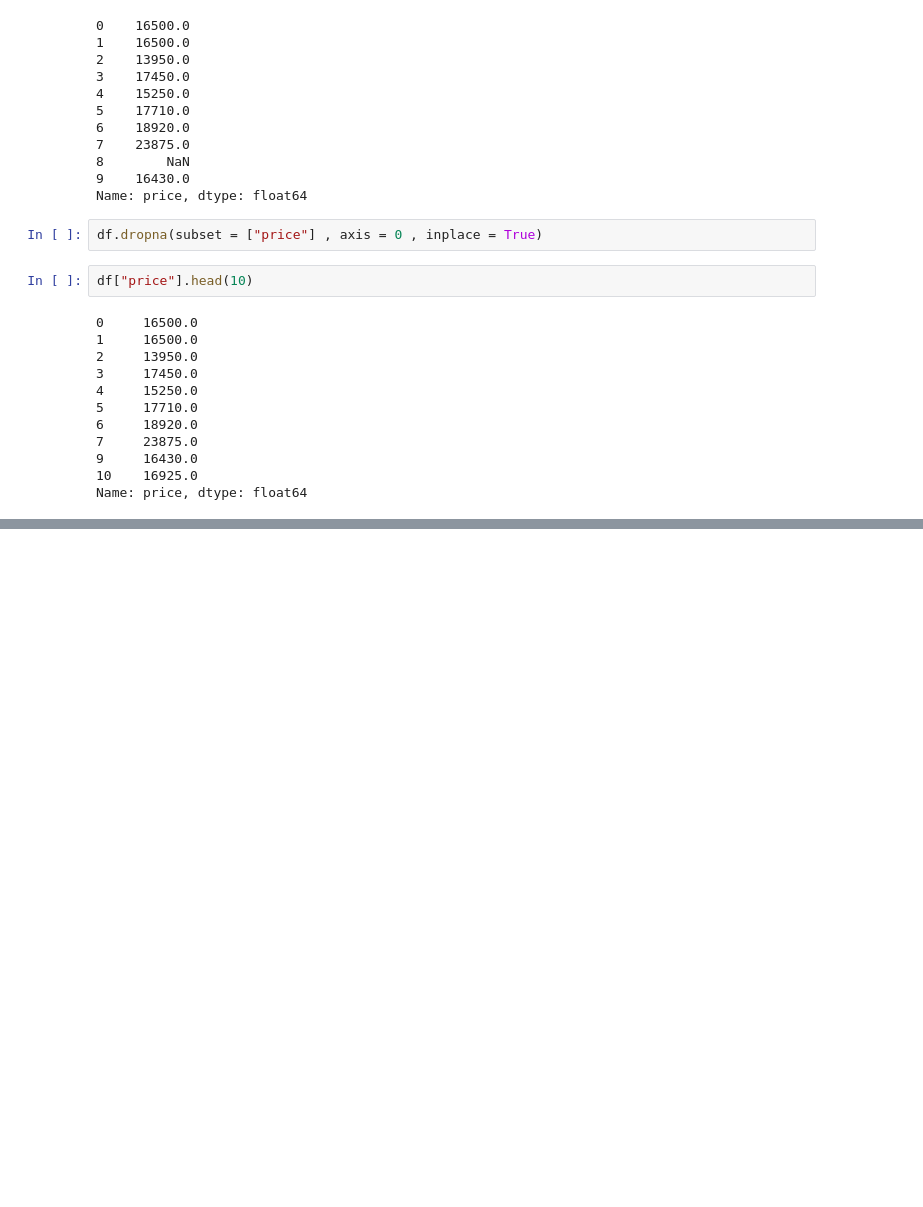
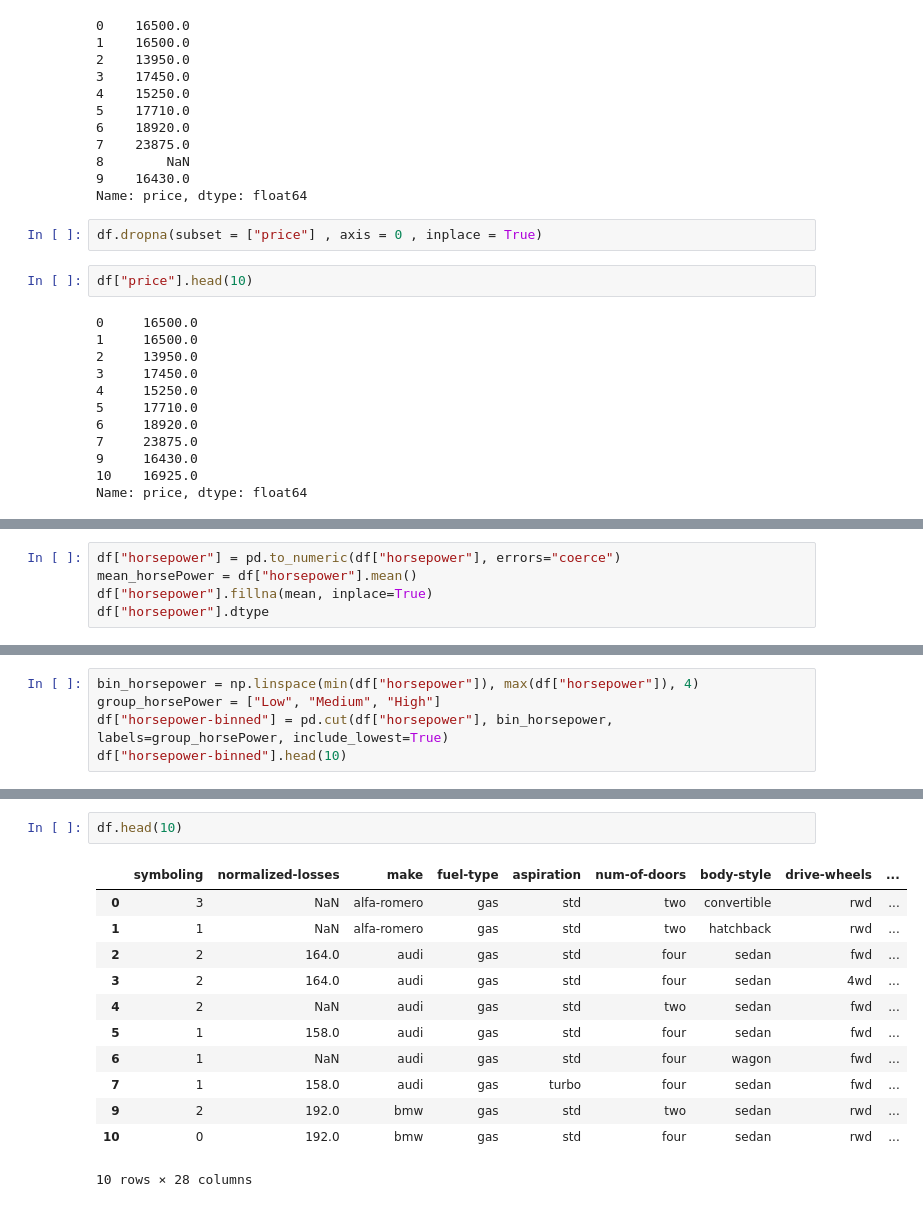
Before and after one commit to VishSeran/Data-Preprocessing, a Jupyter notebook: DataPreprocessing.ipynb, the cells around one changed output, grey strips where cells are left out. Saved outputs shown, nothing was run; the diff lists cells and outputs as text; blank space fills up the shorter version.

```diff
--- a/DataPreprocessing.ipynb
+++ b/DataPreprocessing.ipynb
@@ -278,0 +411,5 @@ df.head(20)
+# %%
+df["horsepower"] = pd.to_numeric(df["horsepower"], errors="coerce")
+mean_horsePower = df["horsepower"].mean()
+df["horsepower"].fillna(mean, inplace=True)
+df["horsepower"].dtype
@@ -278,0 +425,5 @@ df.head(20)
+# %%
+bin_horsepower = np.linspace(min(df["horsepower"]), max(df["horsepower"]), 4)
+group_horsePower = ["Low", "Medium", "High"]
+df["horsepower-binned"] = pd.cut(df["horsepower"], bin_horsepower, labels=group_horsePower, include_lowest=True)
+df["horsepower-binned"].head(10)
@@ -278,0 +443,15 @@ df.head(20)
+# %%
+df.head(10)
+# %% [output]
+|  | symboling | normalized-losses | make | fuel-type | aspiration | num-of-doors | body-style | drive-wheels | ... |
+| 0 | 3 | NaN | alfa-romero | gas | std | two | convertible | rwd | ... |
+| 1 | 1 | NaN | alfa-romero | gas | std | two | hatchback | rwd | ... |
+| 2 | 2 | 164.0 | audi | gas | std | four | sedan | fwd | ... |
+| 3 | 2 | 164.0 | audi | gas | std | four | sedan | 4wd | ... |
+| 4 | 2 | NaN | audi | gas | std | two | sedan | fwd | ... |
+| 5 | 1 | 158.0 | audi | gas | std | four | sedan | fwd | ... |
+| 6 | 1 | NaN | audi | gas | std | four | wagon | fwd | ... |
+| 7 | 1 | 158.0 | audi | gas | turbo | four | sedan | fwd | ... |
+| 9 | 2 | 192.0 | bmw | gas | std | two | sedan | rwd | ... |
+| 10 | 0 | 192.0 | bmw | gas | std | four | sedan | rwd | ... |
+10 rows × 28 columns
```
Also changed, not shown: parts of 14 cells of this notebook.
